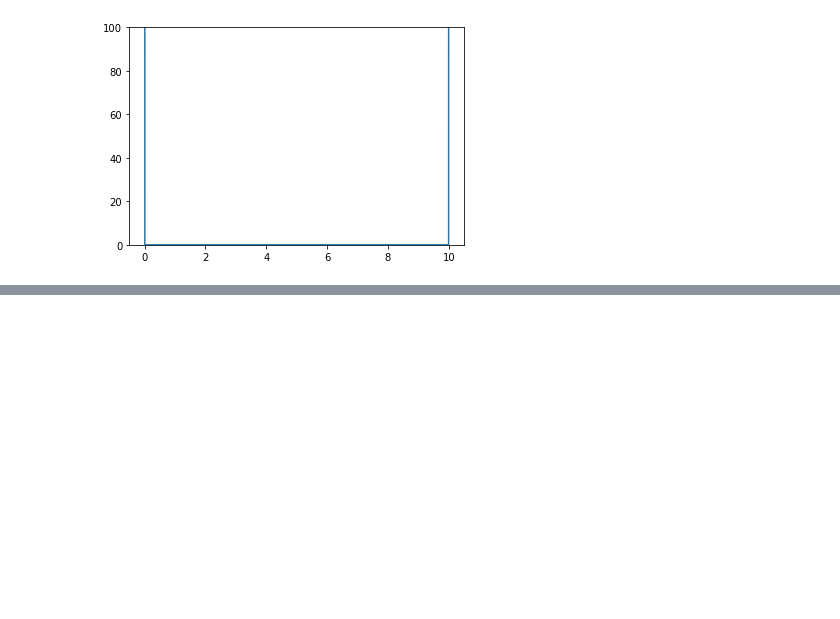
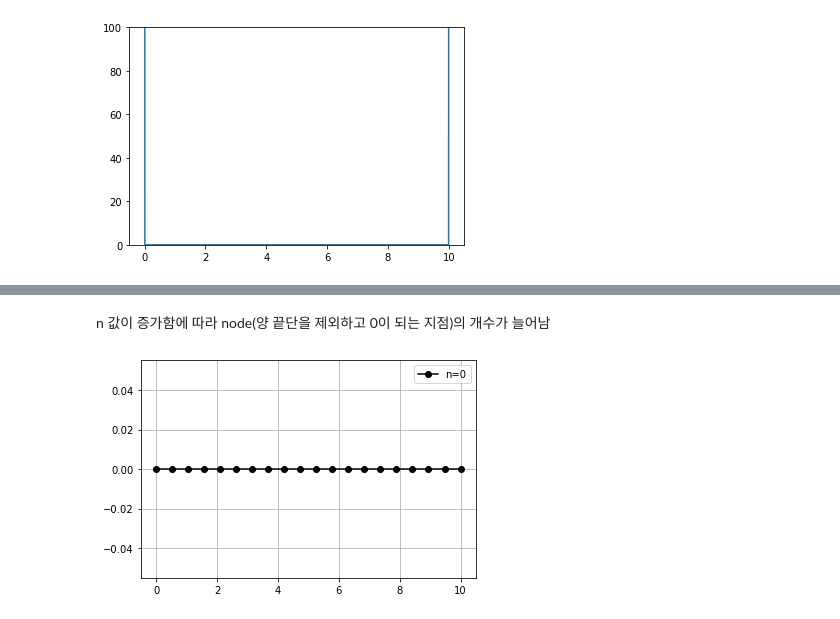
Before and after one commit to BrainNim/Study, a Jupyter notebook: K-MOOC/코딩으로 배우는 일반화학/week_7.ipynb, the cells around one changed output, grey strips where cells are left out. Cells and saved outputs as stored; diff of their text form; code cells hidden in the pictures; blank space fills up the shorter version.

```diff
--- a/K-MOOC/코딩으로 배우는 일반화학/week_7.ipynb
+++ b/K-MOOC/코딩으로 배우는 일반화학/week_7.ipynb
@@ -53,0 +79,11 @@ plt.show()
+# %% [markdown]
+n 값이 증가함에 따라 node(양 끝단을 제외하고 0이 되는 지점)의 개수가 늘어남
+# %%
+# n = 0인 경우
+plt.plot(x, psi(x,0), 'ko-', label='n=0')
+
+plt.grid(True)
+plt.legend()
+plt.show()
+# %% [output]
+[figure, added]
```
Also changed, not shown: parts of 6 cells of this notebook.
